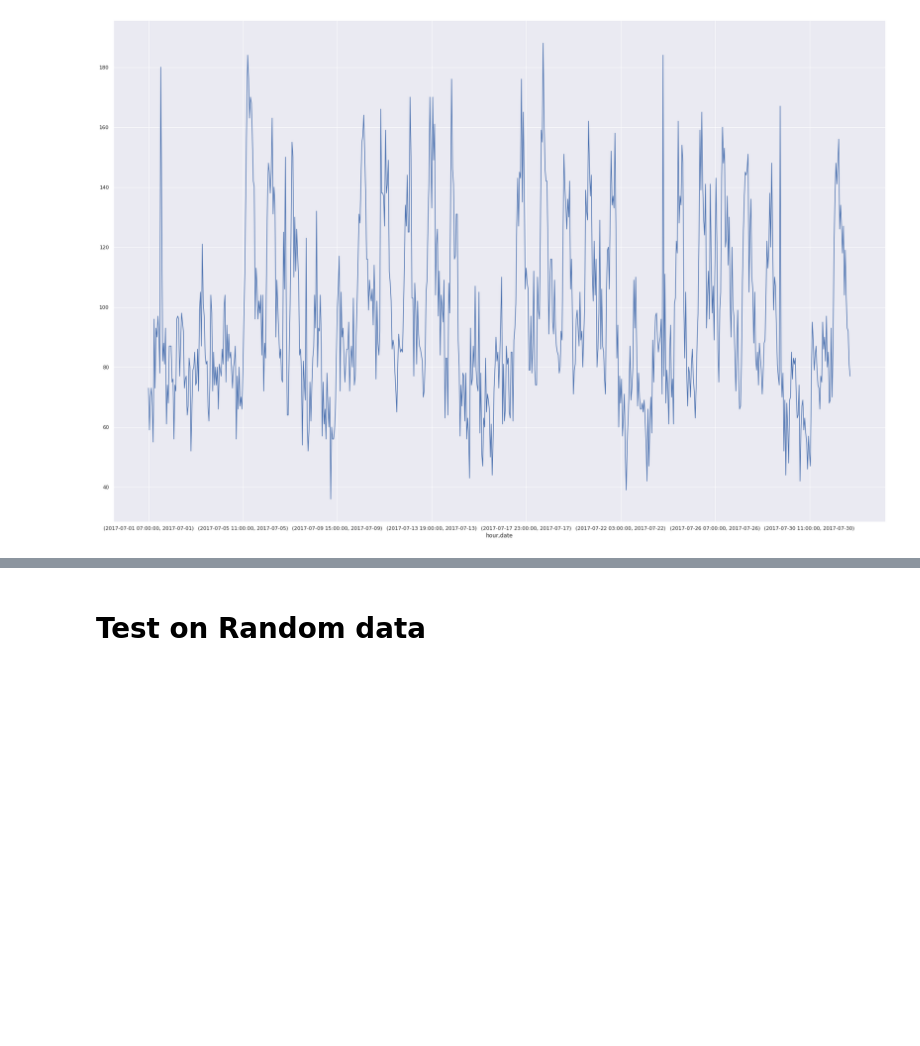
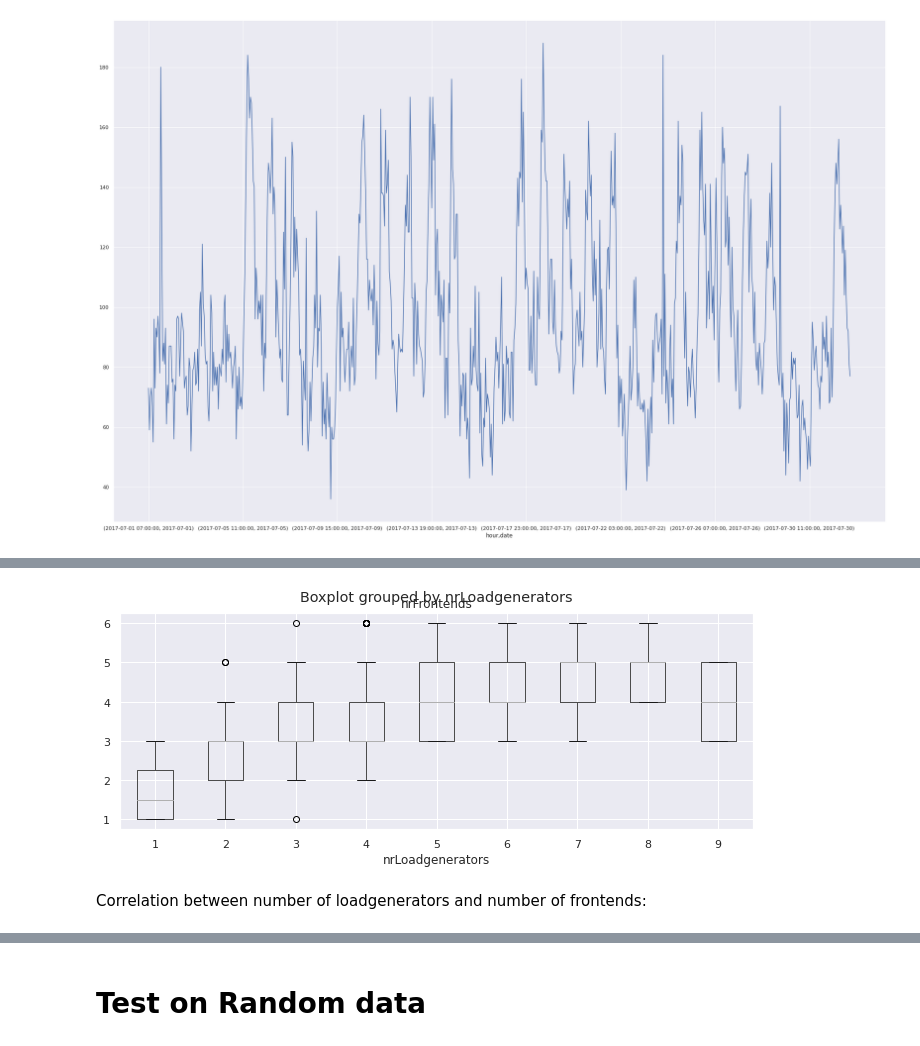
Before and after one commit to ssallinger/runtimeVerification, a Jupyter notebook: RVProject.ipynb, the cells around one changed output, grey strips where cells are left out. Drawn from its saved outputs; the diff is of its cells as text; code cells hidden in the pictures; blank space fills up the shorter version.

```diff
--- a/RVProject.ipynb
+++ b/RVProject.ipynb
@@ -248,4 +239,8 @@ matrix.describe()
 # %%
-matrix.boxplot(column='nrLoadgenerators',by='nrFrontends')
+matrix.boxplot(column='nrFrontends',by='nrLoadgenerators')
 plt.show()
+# %% [output]
+[figure, added]
+# %% [markdown]
+Correlation between number of loadgenerators and number of frontends:
 # %%
```
Also changed, not shown: parts of 81 cells of this notebook.
